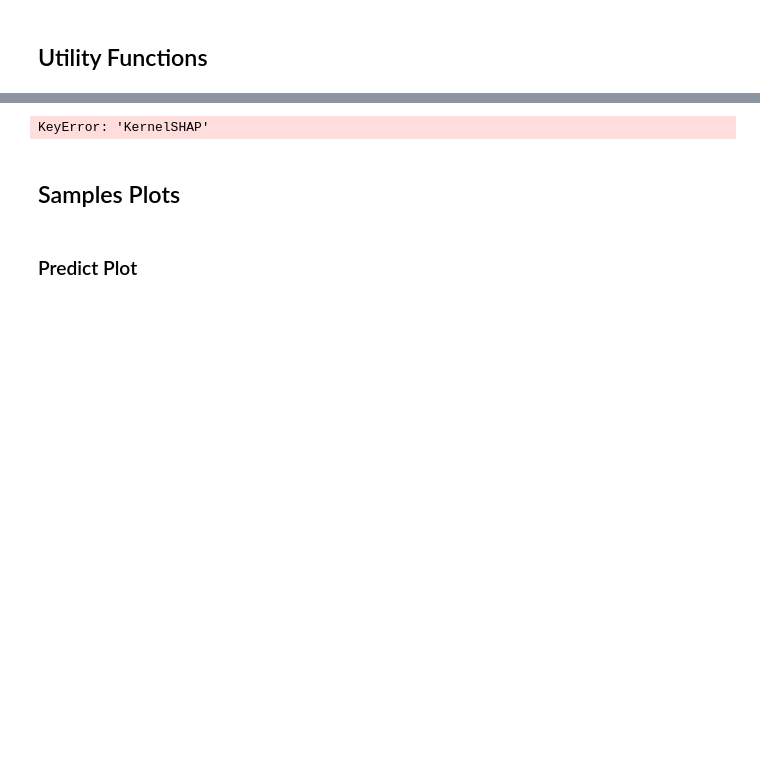
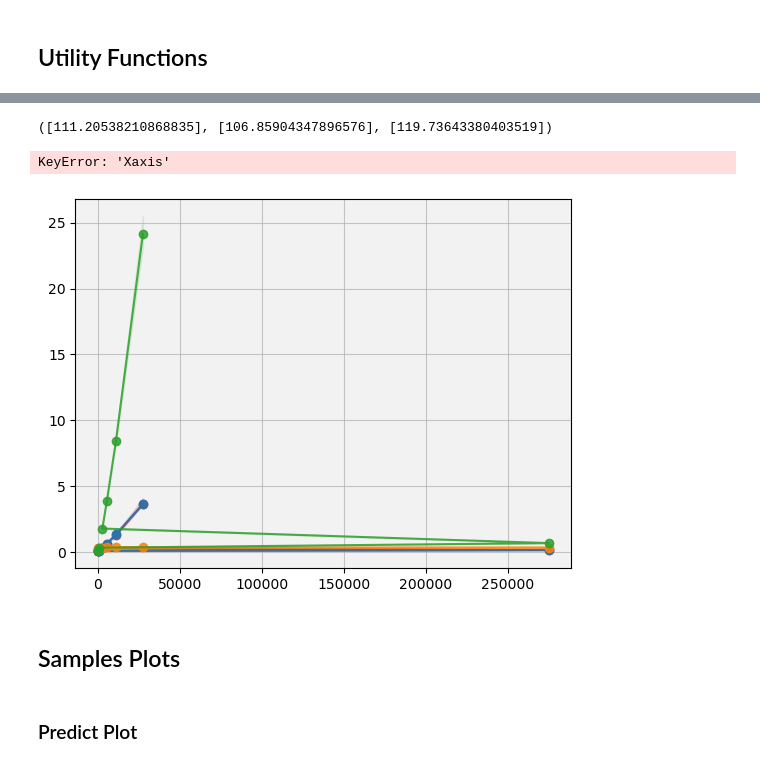
Before and after one commit to alessioarcudi/ExIFFI, a Jupyter notebook: notebooks/plot_time.ipynb, the cells around one changed output, grey strips where cells are left out. Drawn from its saved outputs; the diff is of its cells as text; code cells hidden in the pictures; blank space fills up the shorter version.

Commit message:
Update time scaling dict

```diff
--- a/notebooks/plot_time.ipynb
+++ b/notebooks/plot_time.ipynb
@@ -82,7 +181,7 @@ def get_vals(basepath,
 # %%
-get_vals(basepath=basepath,model='KernelSHAP',dataset_names=['Xaxis_100_6'],type='importances')
+get_vals(basepath=basepath,model='RandomForest',dataset_names=['Xaxis_100000_6'],type='importances')
 # %% [output]
-KeyError: 'KernelSHAP'
+([111.20538210868835], [106.85904347896576], [119.73643380403519])
 # %%
 model_names=['sklearn_IF','EIF','EIF+','DIF','AnomalyAutoencoder']
 importance_names=['EXIFFI+','EXIFFI','DIFFI','RandomForest']
@@ -97,14 +196,16 @@ data_path_features=os.getcwd()+"/data/syn/syn_feat/"
 plot_path_samples = os.getcwd()+"/experiments/results/time_scaling_plots/samples"
 plot_path_features = os.getcwd()+"/experiments/results/time_scaling_plots/features"
 # %%
-def plot_time_scaling(model_names,
-                        dataset_names,
-                        data_path,
-                        type='predict',
-                        plot_type='samples',
-                        plot_path=os.getcwd(),
-                        show_plot=True,
-                        save_plot=True):
+def plot_time_scaling(basepath,
+                      model_names,
+                      dataset_names,
+                      data_path,
+                      type='predict',
+                      plot_type='samples',
+                      plot_path=os.getcwd(),
+                      show_plot=True,
+                      save_plot=True,
+                      dict_name:str='time_scaling_test_shap.pickle'):
 
     assert type in ['predict','fit','importances'], "Type not valid. Accepted values: ['predict','fit','importances'] "
     assert plot_type in ['samples','features'], "Plot Type not valid. Accepted values: ['samples','features']"
@@ -125,7 +226,11 @@ def plot_time_scaling(model_names,
     maxs=[]
     mins=[]
     for i,model in enumerate(model_names):
-        median_times,five_times,ninefive_times=get_vals(model,dataset_names,type=type)
+        median_times,five_times,ninefive_times=get_vals(basepath=basepath,
+                                                        model=model,
+                                                        dataset_names=dataset_names,
+                                                        type=type,
+                                                        dict_name=dict_name)
         maxs.append(np.max(median_times))
         mins.append(np.min(median_times))
 
@@ -181,6 +286,26 @@ def plot_time_scaling(model_names,
         plt.show()
 
     return fig,ax
+# %%
+importance_names=['EXIFFI+','EXIFFI','DIFFI','RandomForest','KernelSHAP']
+dataset_names_samples=['Xaxis_100_6','Xaxis_250_6','Xaxis_500_6',
+              'Xaxis','Xaxis_2500_6','Xaxis_5000_6',
+              'Xaxis_10000_6','Xaxis_25000_6']
+data_path_samples=os.path.join(basepath,'data','syn')
+plot_path_samples=os.path.join(basepath,'experiments','results','time_scaling_plots','samples')
+# %%
+fig,ax=plot_time_scaling(basepath=basepath,
+                         model_names=importance_names,
+                         dataset_names=dataset_names_samples,
+                         data_path=data_path_samples,
+                         plot_path=plot_path_samples,
+                         type="importances",
+                         plot_type="samples",
+                         show_plot=True,
+                         save_plot=False)
+# %% [output]
+KeyError: 'Xaxis'
+[figure, added]
 # %% [markdown]
 ## Samples Plots
 # %% [markdown]
```
Also changed, not shown: parts of 21 cells of this notebook, 1 other file.
